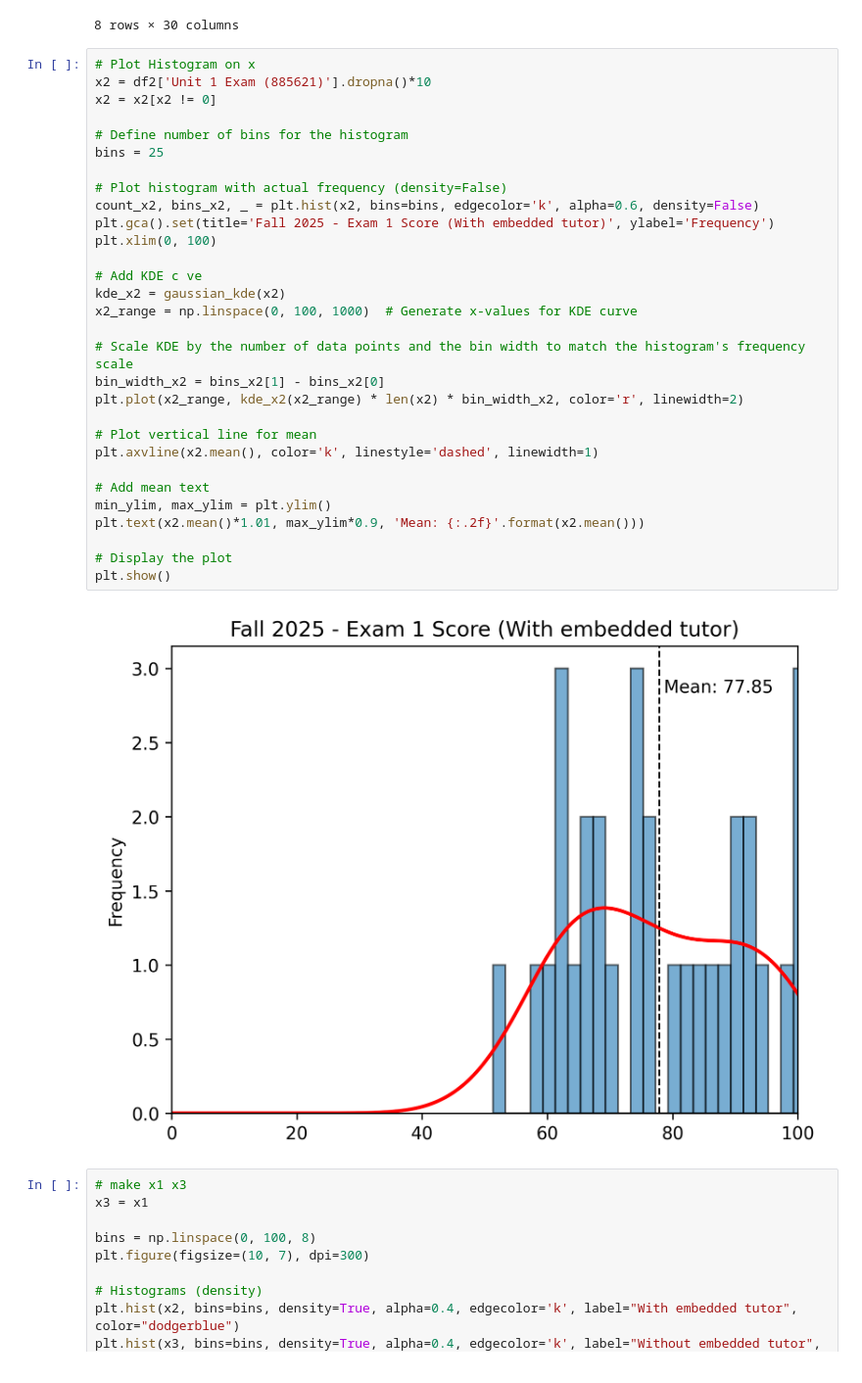
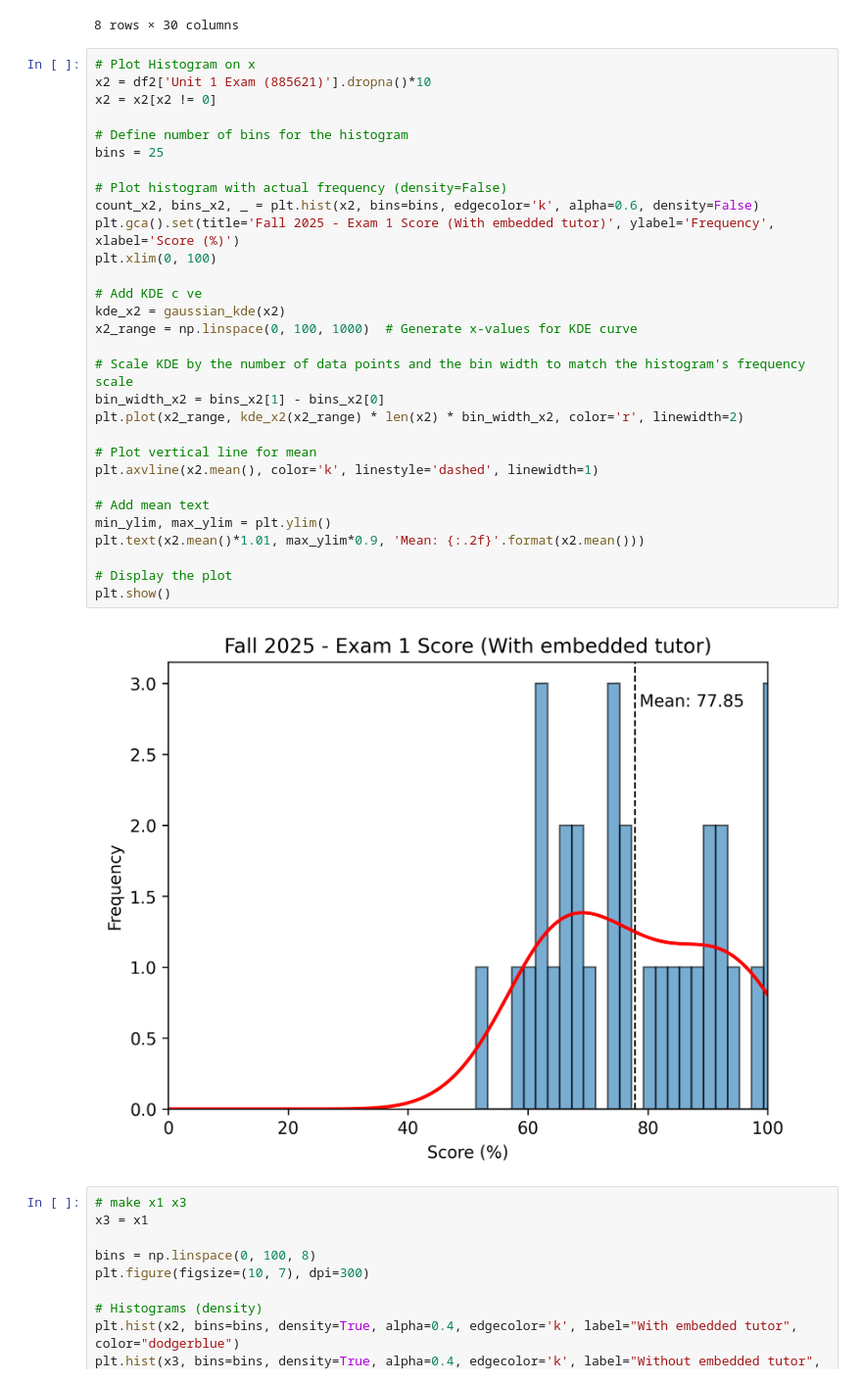
Before and after one commit to ProfOak7/Bio212, a Jupyter notebook: Embeddedtutor.ipynb, the cells around one changed output. Shown: that part at 98% size. Drawn from its saved outputs; the diff is of its cells as text.

```diff
--- a/Embeddedtutor.ipynb
+++ b/Embeddedtutor.ipynb
@@ -81,35 +81,35 @@ df2.describe()
 # %%
 # Plot Histogram on x
 x2 = df2['Unit 1 Exam (885621)'].dropna()*10
 x2 = x2[x2 != 0]
 
 # Define number of bins for the histogram
 bins = 25
 
 # Plot histogram with actual frequency (density=False)
 count_x2, bins_x2, _ = plt.hist(x2, bins=bins, edgecolor='k', alpha=0.6, density=False)
-plt.gca().set(title='Fall 2025 - Exam 1 Score (With embedded tutor)', ylabel='Frequency')
+plt.gca().set(title='Fall 2025 - Exam 1 Score (With embedded tutor)', ylabel='Frequency', xlabel='Score (%)')
 plt.xlim(0, 100)
 
 # Add KDE c ve
 kde_x2 = gaussian_kde(x2)
 x2_range = np.linspace(0, 100, 1000)  # Generate x-values for KDE curve
 
 # Scale KDE by the number of data points and the bin width to match the histogram's frequency scale
 bin_width_x2 = bins_x2[1] - bins_x2[0]
 plt.plot(x2_range, kde_x2(x2_range) * len(x2) * bin_width_x2, color='r', linewidth=2)
 
 # Plot vertical line for mean
 plt.axvline(x2.mean(), color='k', linestyle='dashed', linewidth=1)
 
 # Add mean text
 min_ylim, max_ylim = plt.ylim()
 plt.text(x2.mean()*1.01, max_ylim*0.9, 'Mean: {:.2f}'.format(x2.mean()))
 
 # Display the plot
 plt.show()
 # %% [output]
-[figure, old version]
+[figure, new version]
 # %%
 # make x1 x3
 x3 = x1
```
Also changed, not shown: parts of 1 cell of this notebook.
